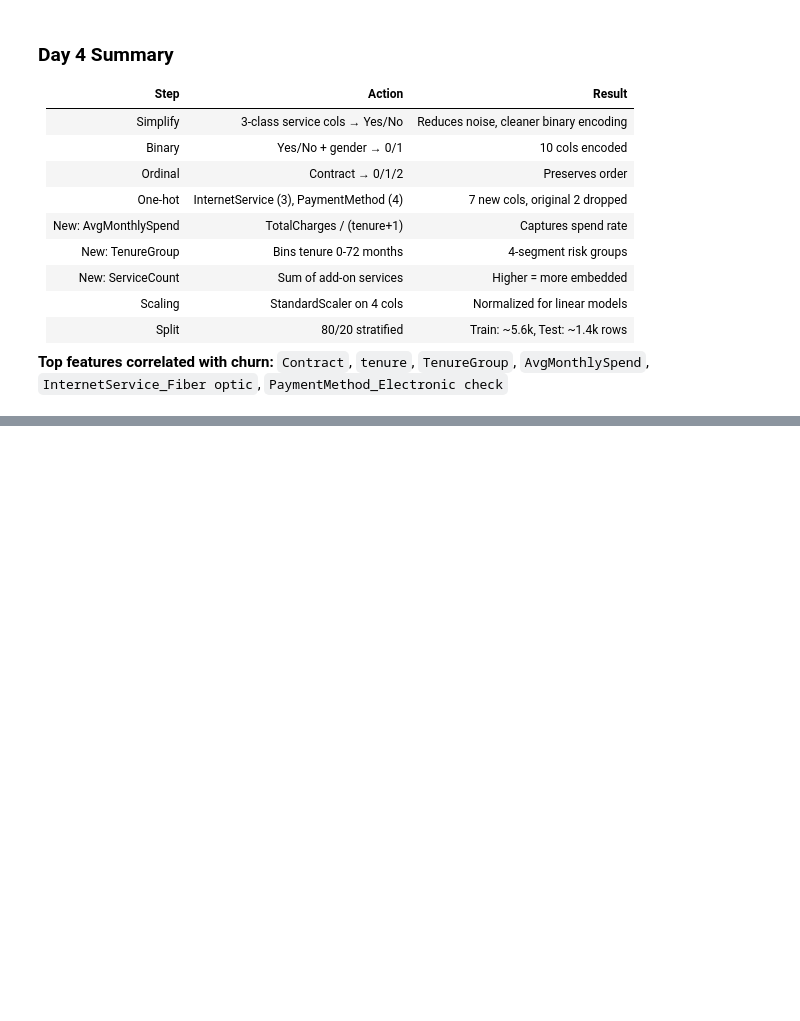
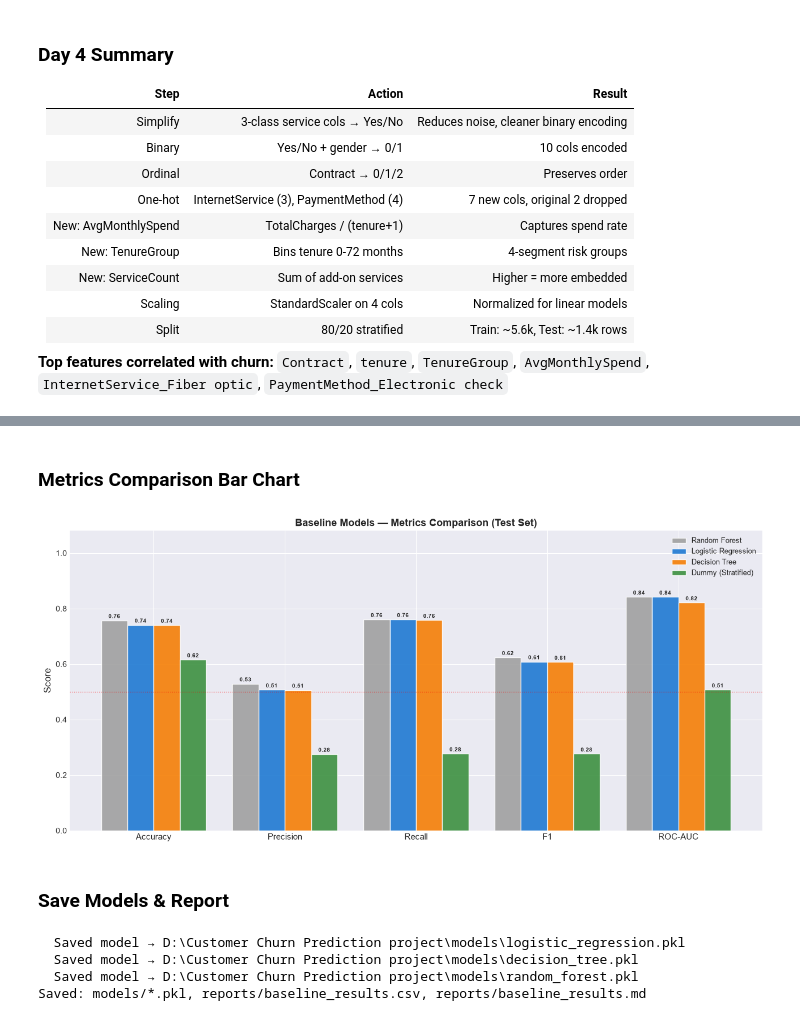
Before and after one commit to Spandana-hub/Customer_churn_prediction, a Jupyter notebook: notebooks/customer_churn_analysis.ipynb, the cells around one changed output, grey strips where cells are left out. Saved outputs shown, nothing was run; the diff lists cells and outputs as text; code cells hidden in the pictures; blank space fills up the shorter version.

```diff
--- a/notebooks/customer_churn_analysis.ipynb
+++ b/notebooks/customer_churn_analysis.ipynb
@@ -993,0 +1117,11 @@ All Day 4 outputs saved successfully!
+# %%
+test_results = build_results_table(results)
+print('Test Set Results (sorted by ROC-AUC):')
+display(test_results.style.highlight_max(
+    subset=['Accuracy','Precision','Recall','F1','ROC-AUC'],
+    color='#c8e6c9'
+).format(precision=4))
+
+print('\nCross-Validation Results (mean ± std):')
+cv_table = build_cv_table(results)
+display(cv_table)
@@ -993,0 +1195,68 @@ All Day 4 outputs saved successfully!
+# %% [markdown]
+### Metrics Comparison Bar Chart
+# %%
+metrics = ['Accuracy', 'Precision', 'Recall', 'F1', 'ROC-AUC']
+x = np.arange(len(metrics))
+width = 0.2
+model_names = test_results.index.tolist()
+bar_colors  = ['#9E9E9E', '#1976D2', '#F57C00', '#388E3C']
+
+fig, ax = plt.subplots(figsize=(13, 6))
+for i, (name, color) in enumerate(zip(model_names, bar_colors)):
+    vals = [test_results.loc[name, m] for m in metrics]
+    bars = ax.bar(x + i * width, vals, width, label=name,
+                  color=color, edgecolor='white', alpha=0.88)
+    for bar, val in zip(bars, vals):
+        ax.text(bar.get_x() + bar.get_width()/2, bar.get_height() + 0.004,
+                f'{val:.2f}', ha='center', va='bottom', fontsize=7.5, fontweight='bold')
+
+ax.set_xticks(x + width * 1.5)
+ax.set_xticklabels(metrics, fontsize=11)
+ax.set_ylim(0, 1.08)
+ax.set_ylabel('Score', fontsize=12)
+ax.set_title('Baseline Models — Metrics Comparison (Test Set)',
+             fontsize=13, fontweight='bold')
+ax.legend(fontsize=9)
+ax.axhline(y=0.5, color='red', linestyle=':', linewidth=1, alpha=0.5)
+plt.tight_layout()
+plt.savefig(IMAGES_DIR / 'baseline_metrics_comparison.png', dpi=FIG_DPI, bbox_inches='tight')
+plt.show()
+# %% [output]
+[figure, added]
+# %% [markdown]
+### Save Models & Report
+# %%
+# Save individual baseline models
+model_name_map = {
+    'Logistic Regression': 'logistic_regression.pkl',
+    'Decision Tree'      : 'decision_tree.pkl',
+    'Random Forest'      : 'random_forest.pkl',
+}
+for res in results:
+    if res['name'] in model_name_map:
+        save_model(res['model'], MODELS_DIR / model_name_map[res['name']])
+
+# Save test results CSV
+test_results.to_csv(REPORTS_DIR / 'baseline_results.csv')
+
+# Save markdown report
+report_lines = [
+    '# Baseline Model Results\n',
+    '\n## Test Set Metrics\n',
+    test_results.to_markdown(),
+    '\n\n## Cross-Validation Results (mean +/- std)\n',
+    build_cv_table(results).to_markdown(),
+    '\n\n## Notes\n',
+    '- All models trained with class_weight=balanced (handles 26.5% churn imbalance)\n',
+    '- CV: 5-fold StratifiedKFold\n',
+    '- Primary metric: ROC-AUC (robust to class imbalance)\n',
+    '- Random Forest is the strongest baseline\n',
+    '- Day 6 will add XGBoost, CatBoost, LightGBM with hyperparameter tuning\n',
+]
+(REPORTS_DIR / 'baseline_results.md').write_text('\n'.join(report_lines), encoding='utf-8')
+print('Saved: models/*.pkl, reports/baseline_results.csv, reports/baseline_results.md')
+# %% [output]
+  Saved model → D:\Customer Churn Prediction project\models\logistic_regression.pkl
+  Saved model → D:\Customer Churn Prediction project\models\decision_tree.pkl
+  Saved model → D:\Customer Churn Prediction project\models\random_forest.pkl
+Saved: models/*.pkl, reports/baseline_results.csv, reports/baseline_results.md
```
Also changed, not shown: parts of 13 cells of this notebook, 7 other files.
